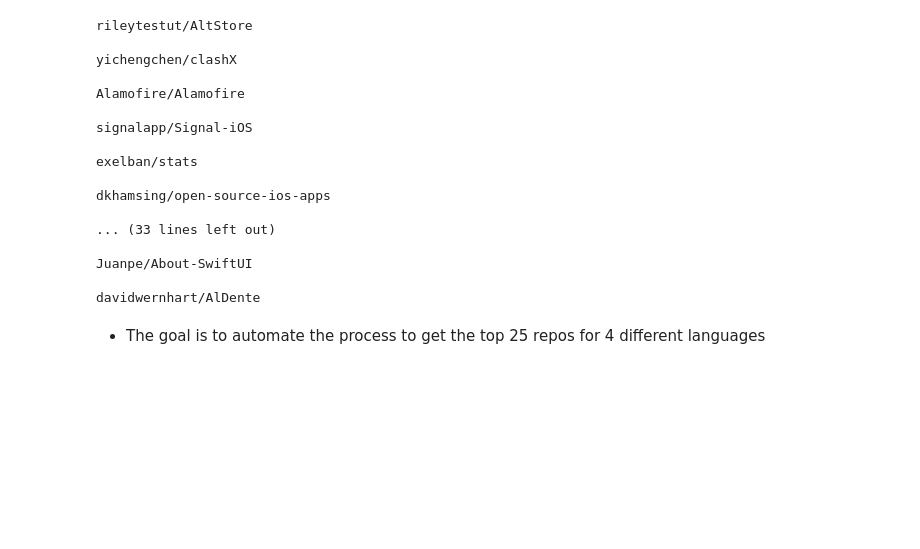
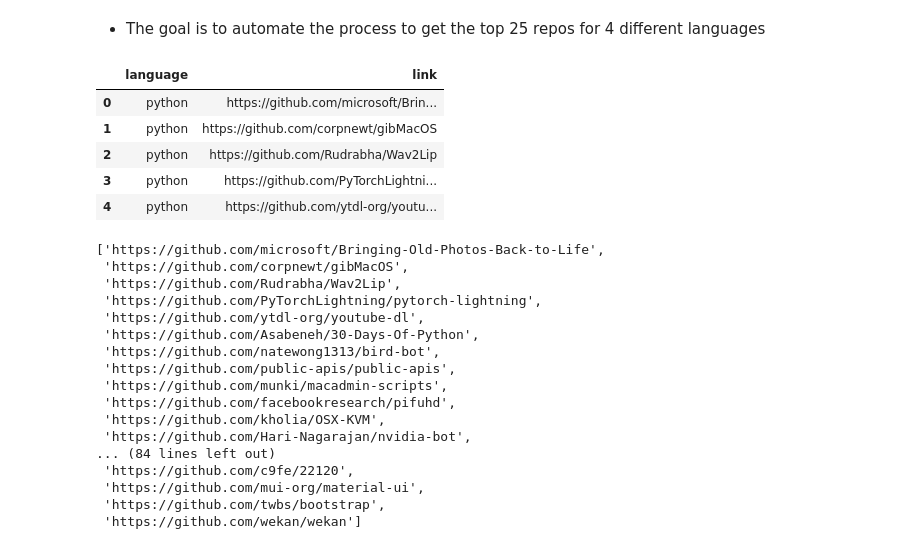
Before and after one commit to Codeup-B-Squared/NLP-Analysis, a Jupyter notebook: acquire-scratchpad-Mainali.ipynb, the cells around one changed output. Cells and saved outputs as stored; diff of their text form; code cells hidden in the pictures; blank space fills up the shorter version.

```diff
--- a/acquire-scratchpad-Mainali.ipynb
+++ b/acquire-scratchpad-Mainali.ipynb
@@ -51,28 +6,3 @@ h1s= soup.find_all('h1', class_ = 'h3 lh-condensed')
-# %%
-for elem in h1s:
-    repo_name = elem.text
-    repo_name = repo_name.replace(' ', '')
-    repo_name = repo_name.replace('\n', '')
-    print(repo_name)
-    print()
-# %% [output]
-rileytestut/AltStore
-
-yichengchen/clashX
-
-Alamofire/Alamofire
-
-signalapp/Signal-iOS
-
-exelban/stats
-
-dkhamsing/open-source-ios-apps
-
-... (33 lines left out)
-
-Juanpe/About-SwiftUI
-
-davidwernhart/AlDente
 # %% [markdown]
 - The goal is to automate the process to get the top 25 repos for 4 different languages
 # %%
@@ -111,2 +41,33 @@ def get_top_repo(language_list, timeline):
 
 df1= get_top_repo(['python','swift', 'java', 'javascript'], 'weekly')
+# %%
+df1.head()
+# %% [output]
+|  | language | link |
+| 0 | python | https://github.com/microsoft/Brin... |
+| 1 | python | https://github.com/corpnewt/gibMacOS |
+| 2 | python | https://github.com/Rudrabha/Wav2Lip |
+| 3 | python | https://github.com/PyTorchLightni... |
+| 4 | python | https://github.com/ytdl-org/youtu... |
+# %%
+# getting the list of links
+links = list(df1.link)
+links
+# %% [output]
+['https://github.com/microsoft/Bringing-Old-Photos-Back-to-Life',
+ 'https://github.com/corpnewt/gibMacOS',
+ 'https://github.com/Rudrabha/Wav2Lip',
+ 'https://github.com/PyTorchLightning/pytorch-lightning',
+ 'https://github.com/ytdl-org/youtube-dl',
+ 'https://github.com/Asabeneh/30-Days-Of-Python',
+ 'https://github.com/natewong1313/bird-bot',
+ 'https://github.com/public-apis/public-apis',
+ 'https://github.com/munki/macadmin-scripts',
+ 'https://github.com/facebookresearch/pifuhd',
+ 'https://github.com/kholia/OSX-KVM',
+ 'https://github.com/Hari-Nagarajan/nvidia-bot',
+... (84 lines left out)
+ 'https://github.com/c9fe/22120',
+ 'https://github.com/mui-org/material-ui',
+ 'https://github.com/twbs/bootstrap',
+ 'https://github.com/wekan/wekan']
```
Also changed, not shown: parts of 54 cells of this notebook.
